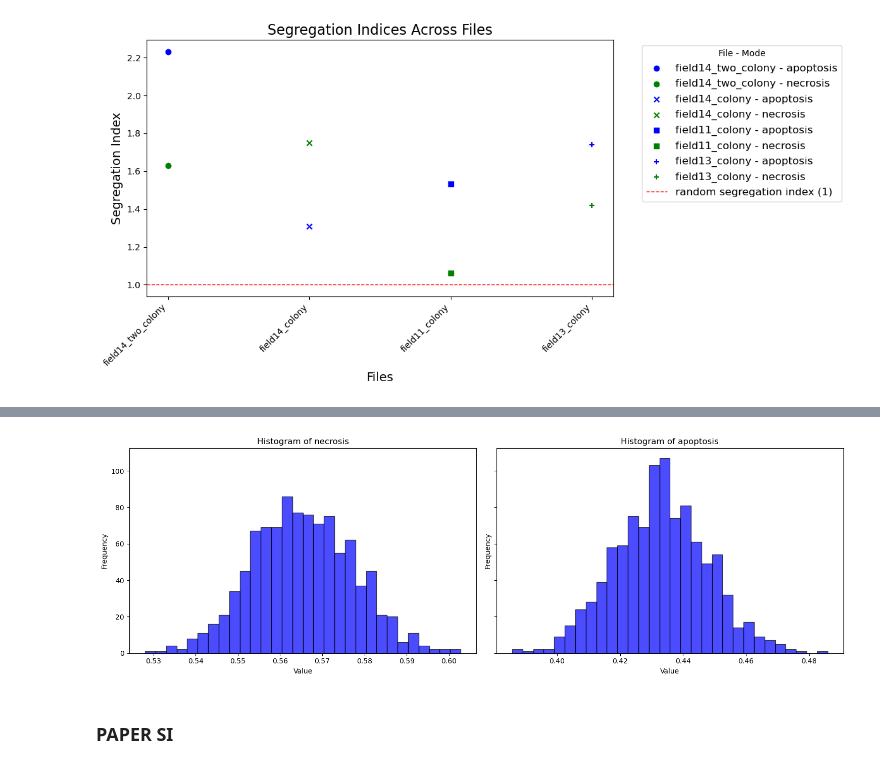
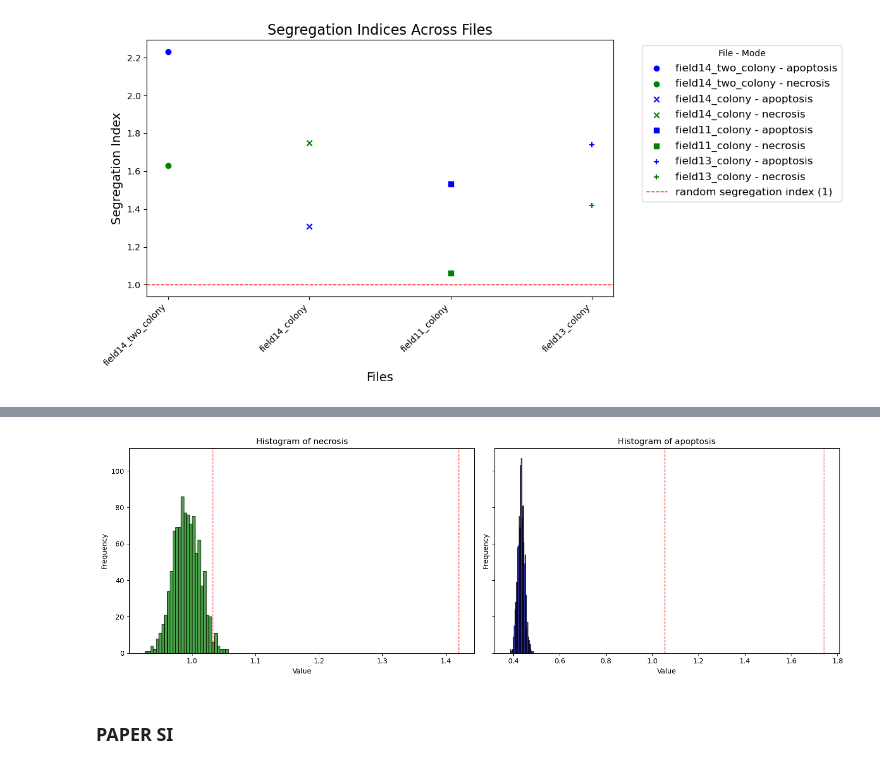
Before and after one commit to esraan/CellDeathSpreading, a Jupyter notebook: notebooks/Exp7.ipynb, the cells around one changed output, grey strips where cells are left out. Drawn from its saved outputs; the diff is of its cells as text; code cells hidden in the pictures.

```diff
--- a/notebooks/Exp7.ipynb
+++ b/notebooks/Exp7.ipynb
@@ -962,0 +1113,14 @@ purecolony2_sytox_based.csv
+# %%
+# Create subplots for each key in distr_dict
+fig, axes = plt.subplots(nrows=1, ncols=len(distr_dict), figsize=(15, 5), sharey=True)
+
+# Iterate over each key and its corresponding values in distr_dict
+for ax, (key, value) in zip(axes, distr_dict.items()):
+    ax.hist(value/ value[2], bins=30, alpha=0.7, color='blue', edgecolor='black')
+    ax.set_title(f"Histogram of {key}")
+    ax.set_xlabel("Value")
+    ax.set_ylabel("Frequency")
+
+# Adjust layout for better visualization
+plt.tight_layout()
+plt.show()
@@ -962,0 +1129,20 @@ purecolony2_sytox_based.csv
+# %%
+# Create subplots for each key in distr_dict
+fig, axes = plt.subplots(nrows=1, ncols=len(distr_dict), figsize=(15, 5), sharey=True)
+
+# Iterate over each key and its corresponding values in distr_dict
+for ax, (key, value) in zip(axes, distr_dict.items()):
+    if key == 'apoptosis':
+        ax.hist(value , bins=30, alpha=0.7, color='blue', edgecolor='black')
+    else:
+        ax.hist(value, bins=30, alpha=0.7, color='green', edgecolor='black')
+    ax.axvline(res_si[new_file][key][0]*expected_lik[new_file][key], color='red', linestyle='--', linewidth=1, label='Observed SI')  # Add line for res[file]
+    ax.axvline(per_5[new_file][key], color='red', linestyle='--', linewidth=1, label='Observed SI')
+    ax.set_title(f"Histogram of {key}")
+    ax.set_xlabel("Value")
+    ax.set_ylabel("Frequency")
+    # ax.legend()
+
+# Adjust layout for better visualization
+plt.tight_layout()
+plt.show()
@@ -963,19 +1151,25 @@ purecolony2_sytox_based.csv
 # %%
 # Create subplots for each key in distr_dict
 fig, axes = plt.subplots(nrows=1, ncols=len(distr_dict), figsize=(15, 5), sharey=True)
 
 # Iterate over each key and its corresponding values in distr_dict
-for ax, (key, values) in zip(axes, distr_dict.items()):
-    ax.hist(values, bins=30, alpha=0.7, color='blue', edgecolor='black')
+for ax, (key, value) in zip(axes, distr_dict.items()):
+    if key == 'apoptosis':
+        ax.hist(value , bins=30, alpha=0.7, color='blue', edgecolor='black')
+    else:
+        ax.hist(value / value[2], bins=30, alpha=0.7, color='green', edgecolor='black')
+    ax.axvline(res_si[new_file][key][0], color='red', linestyle='--', linewidth=1, label='Observed SI')  # Add line for res[file]
+    ax.axvline(per_5[new_file][key]/expected_lik[new_file][key], color='red', linestyle='--', linewidth=1, label='Observed SI')
     ax.set_title(f"Histogram of {key}")
     ax.set_xlabel("Value")
     ax.set_ylabel("Frequency")
+    # ax.legend()
 
 # Adjust layout for better visualization
 plt.tight_layout()
 plt.show()
 # %% [output]
-[figure, old version]
+[figure, new version]
 # %% [markdown]
 ### PAPER SI
 # %%
```
Also changed, not shown: parts of 12 cells of this notebook, 22 other files.
